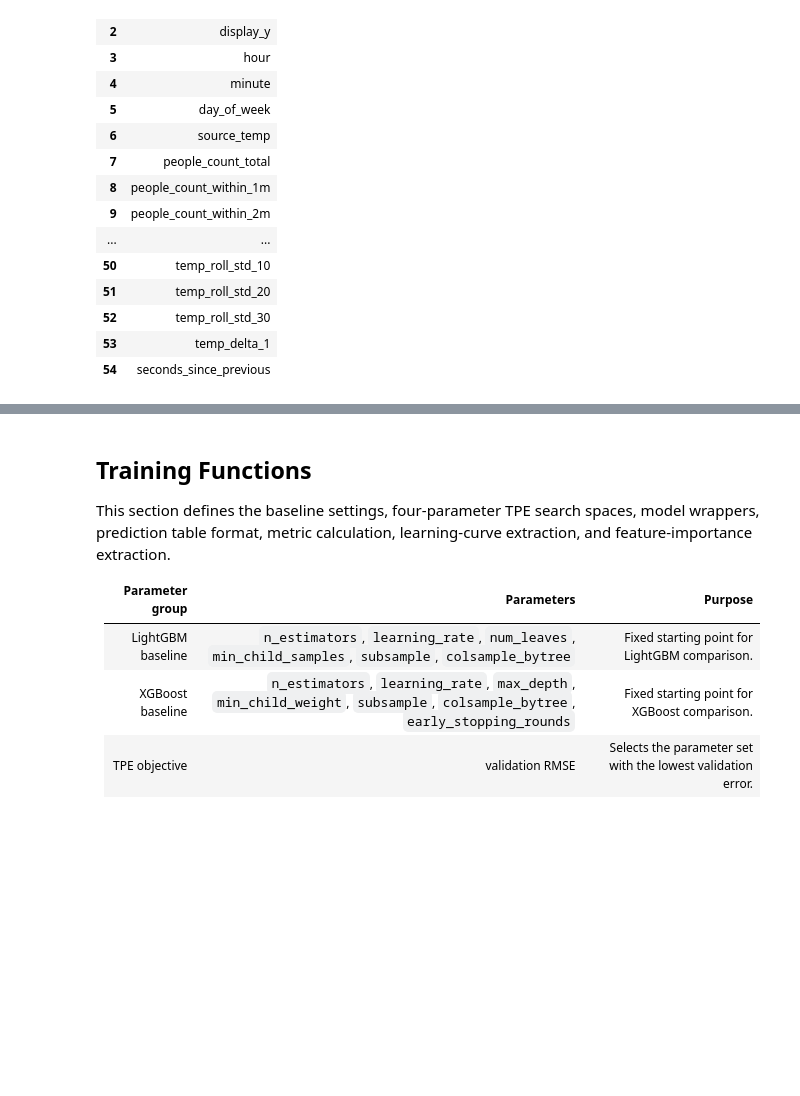
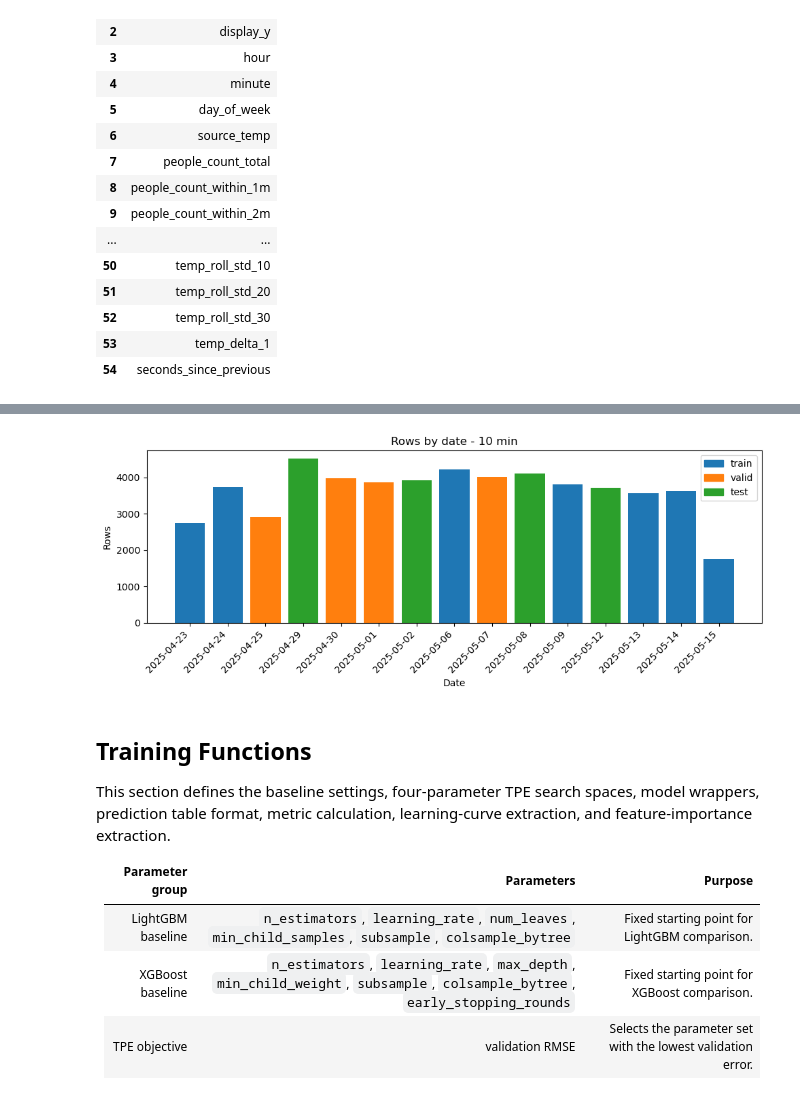
Before and after one commit to Paul-PCK/26_group_cleanroom, a Jupyter notebook: notebooks/v2_06_prediction_model.ipynb, the cells around one changed output, grey strips where cells are left out. Cells and saved outputs as stored; diff of their text form; code cells hidden in the pictures; blank space fills up the shorter version.

```diff
--- a/notebooks/v2_06_prediction_model.ipynb
+++ b/notebooks/v2_06_prediction_model.ipynb
@@ -216,3 +186,56 @@ fig.tight_layout()
+# %%
+target_horizon = 10
+
+date_rows = []
+
+for target_minutes, data in datasets.items():
+    if target_minutes != target_horizon:
+        continue
+
+    for split_name in ["train", "valid", "test"]:
+        part = data[f"{split_name}_df"].copy()
+
+        counts = (
+            part.groupby(part["timestamp_dt"].dt.date)
+            .size()
+            .reset_index(name="rows")
+        )
+
+        counts["split"] = split_name
+        date_rows.append(counts)
+
+date_distribution = pd.concat(date_rows, ignore_index=True)
+date_distribution = date_distribution.sort_values("timestamp_dt")
+
+colors = {
+    "train": "tab:blue",
+    "valid": "tab:orange",
+    "test": "tab:green",
+}
+
+plt.figure(figsize=(10, 4))
+
+plt.bar(
+    date_distribution["timestamp_dt"].astype(str),
+    date_distribution["rows"],
+    color=date_distribution["split"].map(colors),
+)
+
+plt.title("Rows by date - 10 min")
+plt.xlabel("Date")
+plt.ylabel("Rows")
+plt.xticks(rotation=45, ha="right")
+
+handles = [
+    plt.Rectangle((0, 0), 1, 1, color=colors[name])
+    for name in ["train", "valid", "test"]
+]
+plt.legend(handles, ["train", "valid", "test"])
+
+plt.tight_layout()
+plt.show()
+# %% [output]
+[figure, added]
 # %% [markdown]
 ## Training Functions
 
```
Also changed, not shown: parts of 1 cell of this notebook, 5 other files.
